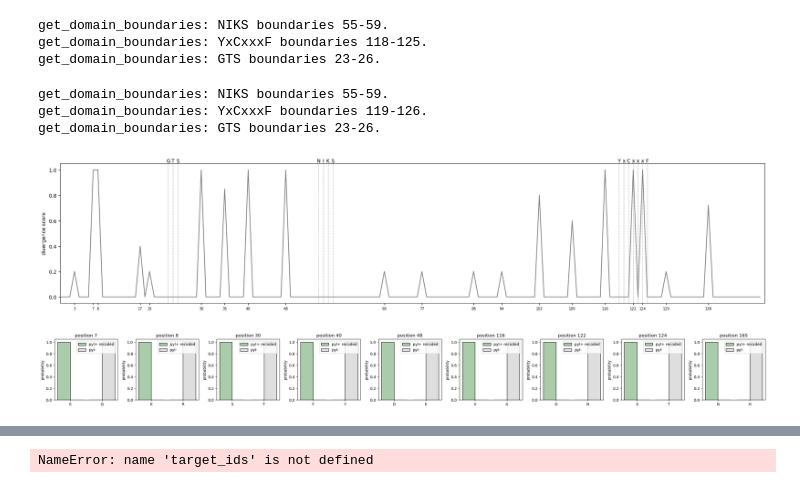
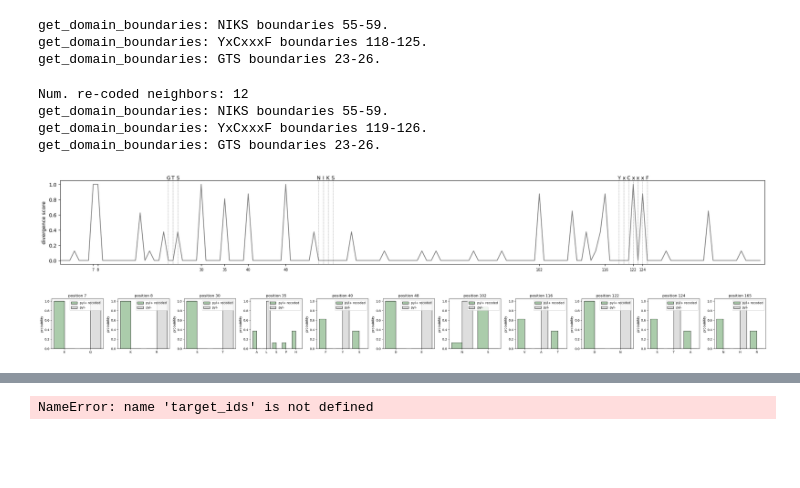
Before and after one commit to pipparichter/pyrrolysine, a Jupyter notebook: notebooks/arf1-methanosarcinales.ipynb, the cells around one changed output, grey strips where cells are left out. Drawn from its saved outputs; the diff is of its cells as text; code cells hidden in the pictures; blank space fills up the shorter version.

```diff
--- a/notebooks/arf1-methanosarcinales.ipynb
+++ b/notebooks/arf1-methanosarcinales.ipynb
@@ -117,9 +107,11 @@ replace_tree_labels('../data/arf1_methanosarcinales_from_ar53.tree', '../data/ar
 arf1_df = arf1_df[arf1_df.order == 'Methanosarcinales'].copy()
 print(f'Removing all non-Methanosarcinales organisms from the DataFrame. {len(arf1_df)} sequences remaining.')
 
-tree = load_ar53_tree(genome_ids=arf1_df.genome_id.unique())
+tree = tree_load_ar53(genome_ids=arf1_df.genome_id.unique())
+tree_write(tree, '../data/arf1_methanosarcinales_ar53.tree')
+tree_relabel('../data/arf1_methanosarcinales_ar53.tree', '../data/arf1_methanosarcinales_ar53_species.tree', label_map=arf1_df.set_index('genome_id').species.to_dict())
+
 FASTAFile().from_df(arf1_df.set_index('genome_id')).write('../data/arf1_methanosarcinales.fa') # Use the genome ID as an identifier.
-Phylo.write(tree, '../data/arf1_methanosarcinales_from_ar53.tree', format='newick')
 
 
 # run_muscle('../data/arf1_methanosarcinales.fa', build_tree=False)
@@ -130,7 +122,7 @@ tools.make_itol_annotation_file(arf1_df.set_index('genome_id'), field='tag_perce
 
 styles = {row.species:'bold' for row in arf1_df[arf1_df.has_pyl].itertuples()}
 sizes = {row.species:2 for row in arf1_df[arf1_df.has_pyl].itertuples()}
-tools.make_itol_annotation_file(arf1_df.set_index('species'), field='tag_percent', path='../data/itol/arf1_methanosarcinales_with_species_labels_tag_percent_annotation.txt', styles=styles, sizes=sizes)
+tools.make_itol_annotation_file(arf1_df.set_index('species'), field='tag_percent', path='../data/itol/arf1_methanosarcinales_species_tag_percent_annotation.txt', styles=styles, sizes=sizes)
 
 # palette = {'R':red, 'K':darkblue, 'M':darkgreen, '-':gray}
 # tools.make_itol_annotation_file(arf1_df, field='residue_8', path='../data/methanosarcinales_arf1_tree_annotation_residue_8.txt', palette=palette)
@@ -162,7 +154,9 @@ get_domain_boundaries: YxCxxxF boundaries 118-125.
 get_domain_boundaries: GTS boundaries 23-26.
 # %%
 weird_id = 'GCA_003164755.1' # Use genome IDs for accesing the tree.
-weird_neighbors = tree.get_path(tree.find_any(weird_id))[-4].get_terminals() # Look three branch points back and grab the leaves of the internal node.
+weird_neighbors = tree.get_path(tree.find_any(weird_id))[-5].get_terminals() # Look three branch points back and grab the leaves of the internal node.
+print('Num. re-coded neighbors:', len(weird_neighbors) - 1)
+
 weird_neighbor_ids = [node.name for node in weird_neighbors]
 weird_genome_neighbor_distances = [tree.distance(tree.find_any(weird_id), node) for node in weird_neighbor_ids]
 
@@ -173,36 +167,37 @@ index, alignment = load_msa('../data/arf1_methanosarcinales.afa', ids=weird_neig
 seq = ''.join(alignment[0])
 domain_boundaries = get_domain_boundaries(seq)
 
 figure_df = pd.DataFrame(alignment[:, :200], index=index)
 figure_df['category'] = weird_arf1_df.set_index('genome_id').category
 figure_df = figure_df[figure_df.category.isin(['pyl+ recoded', 'pyl-'])].copy()
 
-fig, ax = plt.subplots(figsize=(25, 5))
+fig, ax = plt.subplots(figsize=(25, 3))
 
 divergence_scores = get_scores(figure_df, group_by='category')
 plot_scores_1d(divergence_scores, ax=ax, y_label='divergence score', color='gray')
 annotate_residues(domain_boundaries, ax=ax)
 
-ax.set_xticks(np.where(divergence_scores > 0)[0])
+ax.set_xticks(np.where(divergence_scores > 0.8)[0])
 ax.set_xlim(xmax=150)
 
 # for category, df in figure_df.groupby('category'):
 #     print(f'Num. sequences in category {category}:', len(df))
 
-positions = np.where(divergence_scores > 0.9)[0].tolist()
+positions = np.where(divergence_scores > 0.8)[0].tolist()
 
 palette = {'pyl+ recoded':'darkseagreen', 'pyl-':'lightgray'}
 palette = {'pyl+ recoded':'darkseagreen', 'pyl-':'lightgray'}
 
 fig, axes = plt.subplots(figsize=(3 * len(positions), 3), ncols=len(positions))
 for ax, position in zip(axes.ravel(), positions):
     plot_residue_counts(figure_df, position=position, ax=ax, hue='category', palette=palette)
 fig.tight_layout()
 plt.show()
 # %% [output]
+Num. re-coded neighbors: 12
 get_domain_boundaries: NIKS boundaries 55-59.
 get_domain_boundaries: YxCxxxF boundaries 119-126.
 get_domain_boundaries: GTS boundaries 23-26.
-[figure, old version]
+[figure, new version]
-[figure, old version]
+[figure, new version]
 # %%
```
Also changed, not shown: parts of 3 cells of this notebook, 3 other files.
